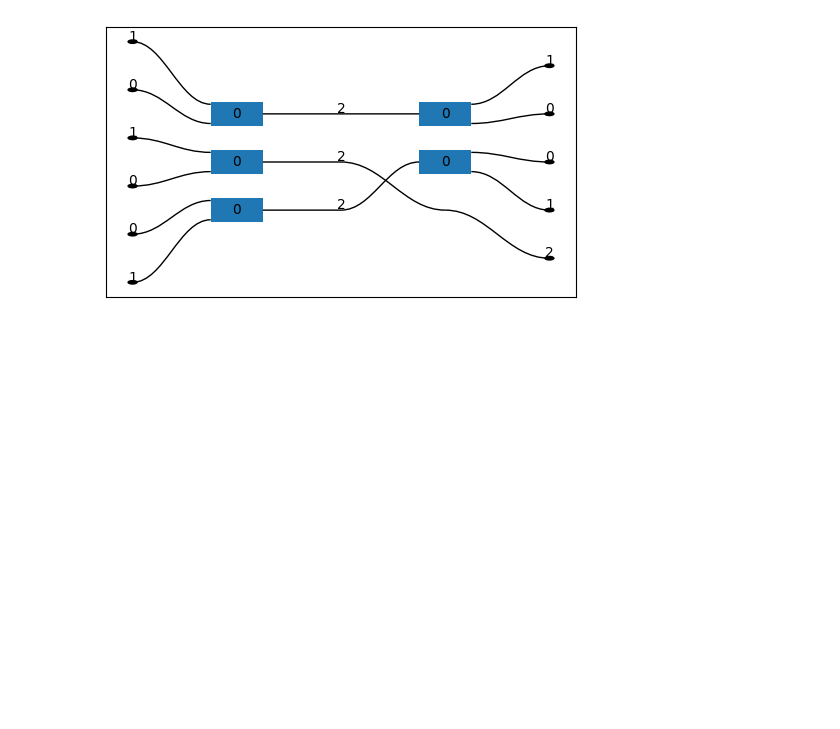
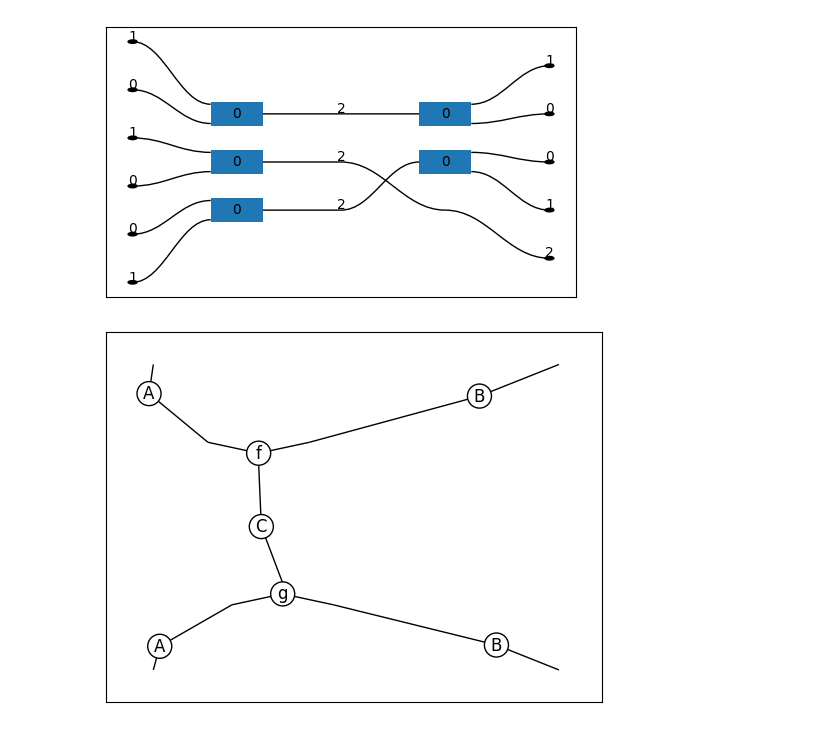
Before and after one commit to alexkoziell/hyperstrings, a Jupyter notebook: prototyping.ipynb, the cells around one changed output. Cells and saved outputs as stored; diff of their text form; code cells hidden in the pictures; blank space fills up the shorter version.

```diff
--- a/prototyping.ipynb
+++ b/prototyping.ipynb
@@ -106,3 +110,20 @@ hypergraph.draw_matplotlib()
 Hypergraph.from_yarrow(hypergraph.to_yarrow() @ (f >> g)).draw_matplotlib()
 # %% [output]
 [figure]
+# %%
+from discopy.frobenius import Box, Ty
+from discopy.frobenius import Hypergraph as H
+
+A, B, C = Ty('A'), Ty('B'), Ty('C')
+f = Box('f', A @ B, C)
+g = Box('g', C, A @ B)
+dom = A @ B
+cod = A @ B
+h = H(
+    dom, cod,
+    (f, g),
+    (0, 1, 0, 1, 2, 2, 3, 4, 3, 4)
+)
+h.draw()
+# %% [output]
+[figure, added]
```
Also changed, not shown: parts of 1 cell of this notebook, 1 other file.
